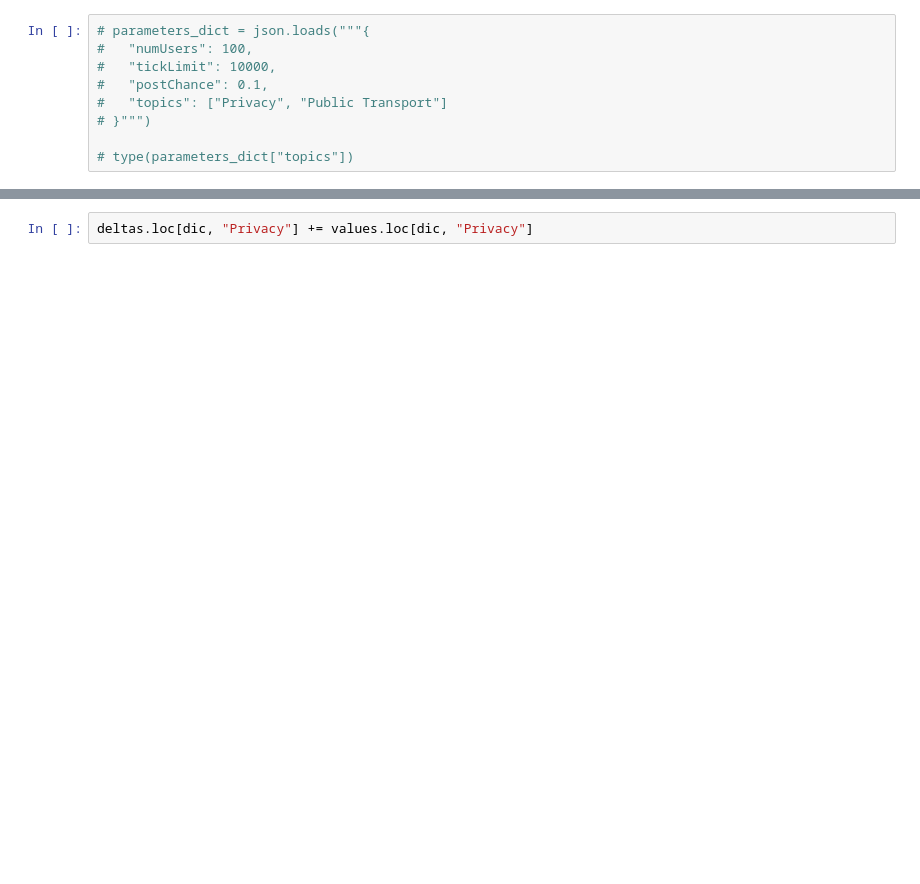
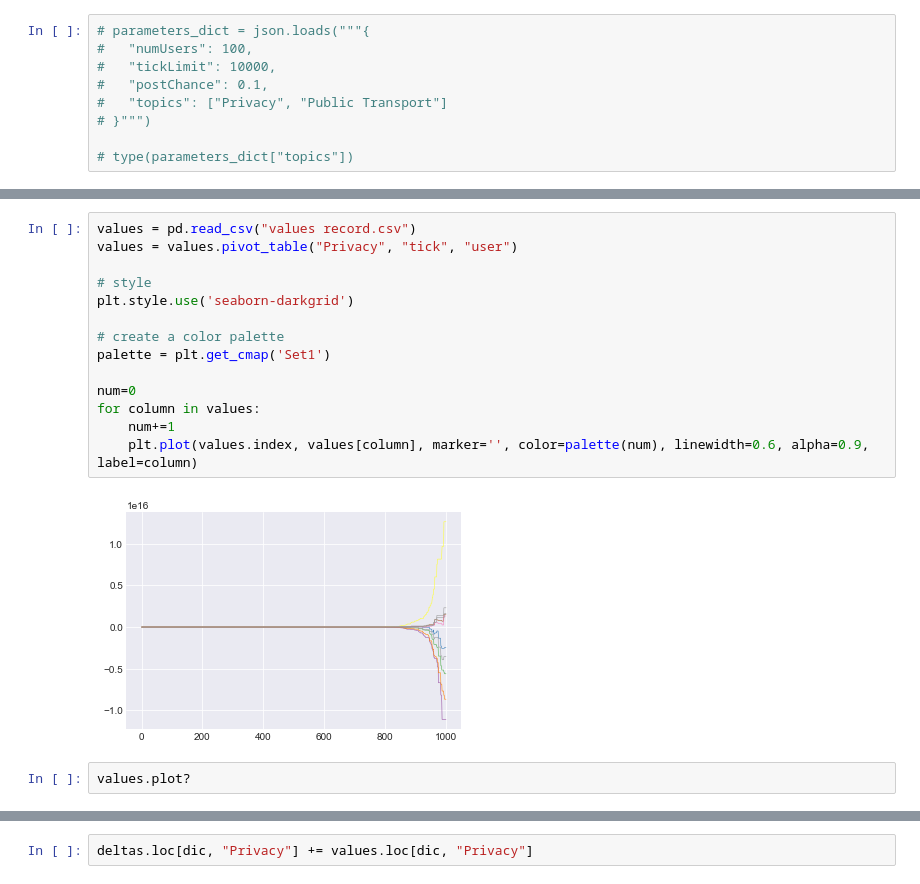
Before and after one commit to rcgonzalez9061/AIPSimulation-Python, a Jupyter notebook: test.ipynb, the cells around one changed output, grey strips where cells are left out. Saved outputs shown, nothing was run; the diff lists cells and outputs as text; blank space fills up the shorter version.

```diff
--- a/test.ipynb
+++ b/test.ipynb
@@ -19,0 +54,18 @@ import Simulation
+# %%
+values = pd.read_csv("values record.csv")
+values = values.pivot_table("Privacy", "tick", "user")
+
+# style
+plt.style.use('seaborn-darkgrid')
+
+# create a color palette
+palette = plt.get_cmap('Set1')
+
+num=0
+for column in values:
+    num+=1
+    plt.plot(values.index, values[column], marker='', color=palette(num), linewidth=0.6, alpha=0.9, label=column)
+# %% [output]
+[figure, added]
+# %%
+values.plot?
```
Also changed, not shown: parts of 21 cells of this notebook, 2 other files.
